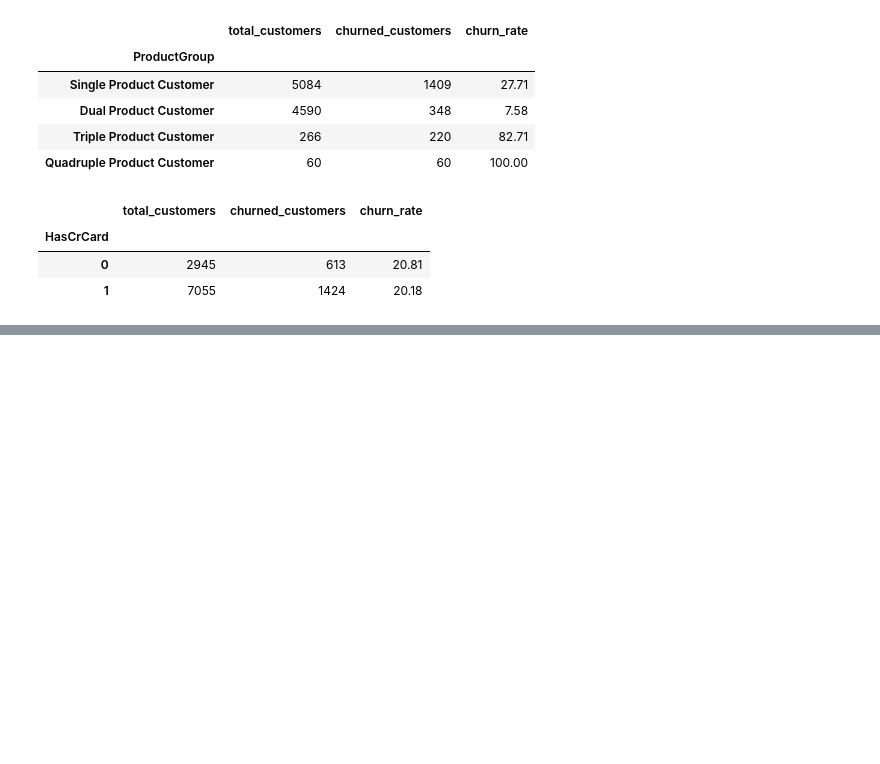
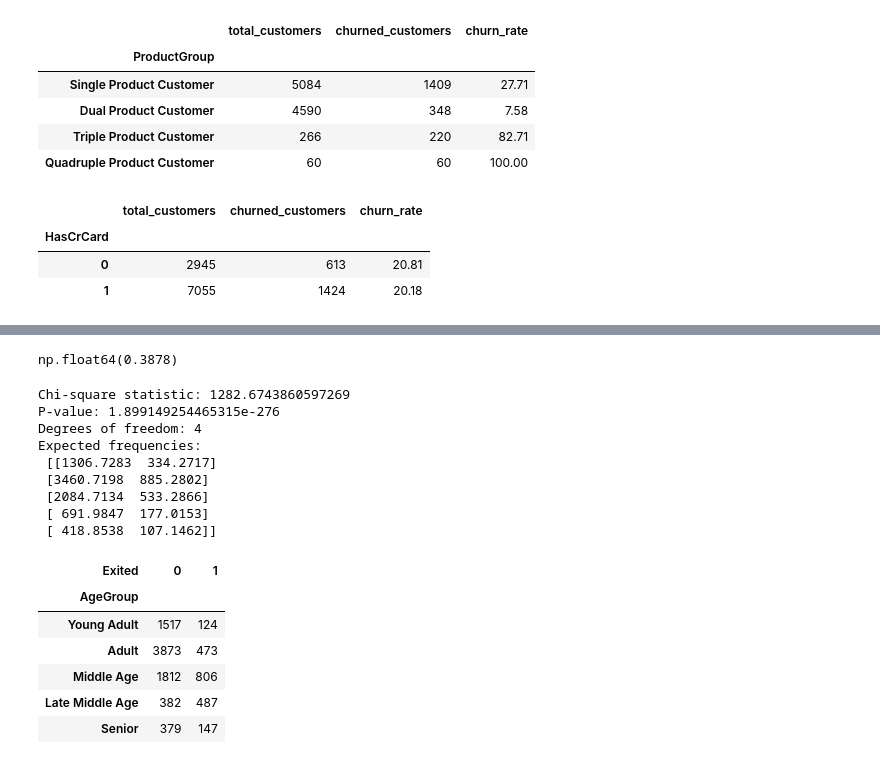
Before and after one commit to donaltheadrysdale/Customer-Churn-Analysis, a Jupyter notebook: Customer_Churn_Analysis.ipynb, the cells around one changed output, grey strips where cells are left out. Cells and saved outputs as stored; diff of their text form; code cells hidden in the pictures; blank space fills up the shorter version.

```diff
--- a/Customer_Churn_Analysis.ipynb
+++ b/Customer_Churn_Analysis.ipynb
@@ -246,0 +352,63 @@ creditcard
+# %%
+#-------------------------------------------------
+# STATISTICAL ANALYS: CRAMER V TEST
+# QUESTION: HOW STRONG IS THE ASSOCICATION BETWEEN VARIABLES?
+# SCALE 0 -> 1
+#
+# ES ≤ 0.2	The result is weak.
+# 0.2 < ES ≤ 0.6	The result is moderate.
+# ES > 0.6	The result is strong.
+#-------------------------------------------------
+
+
+product_es = v_cramers(product_table, chi2)
+product_es
+
+# ------------------------------------------------
+#
+#
+#-------------------------------------------------
+# %% [output]
+np.float64(0.3878)
+# %%
+#-------------------------------------------------
+# AGE GROUP VS CHURN
+# H0: THERE ARE NO SIGNIFICANT ASSOCIATIONS BETWEEN AGE GROUP AND CHURN
+# Ha: THERE IS SIGNIFICANT ASSOCIATION BETWEEN AGE GROUP AND CHURN
+# ALPHA: 0.05
+#-------------------------------------------------
+
+# Create a table of # of products versus customer churn
+age_table = pd.crosstab(df['AgeGroup'], df['Exited'])
+
+# Run the chi-square test
+chi2, age_p_value, dof, expected = chi2_contingency(age_table)
+
+print("Chi-square statistic:", chi2)
+print("P-value:", age_p_value)
+print("Degrees of freedom:", dof)
+print("Expected frequencies:\n", expected)
+age_table
+
+#--------------------------------------------------
+# P_VALUE < 0.05
+# WE REJECT THE NULL HYPOTHESIS. THERE IS A SIGNIFICANT
+# ASSOCIATION BETWEEN AGE GROUP AND CHURN
+#---------------------------------------------------
+# %% [output]
+Chi-square statistic: 1282.6743860597269
+P-value: 1.899149254465315e-276
+Degrees of freedom: 4
+Expected frequencies:
+ [[1306.7283  334.2717]
+ [3460.7198  885.2802]
+ [2084.7134  533.2866]
+ [ 691.9847  177.0153]
+ [ 418.8538  107.1462]]
+| Exited | 0 | 1 |
+| AgeGroup |  |  |
+| Young Adult | 1517 | 124 |
+| Adult | 3873 | 473 |
+| Middle Age | 1812 | 806 |
+| Late Middle Age | 382 | 487 |
+| Senior | 379 | 147 |
```
Also changed, not shown: parts of 11 cells of this notebook.
